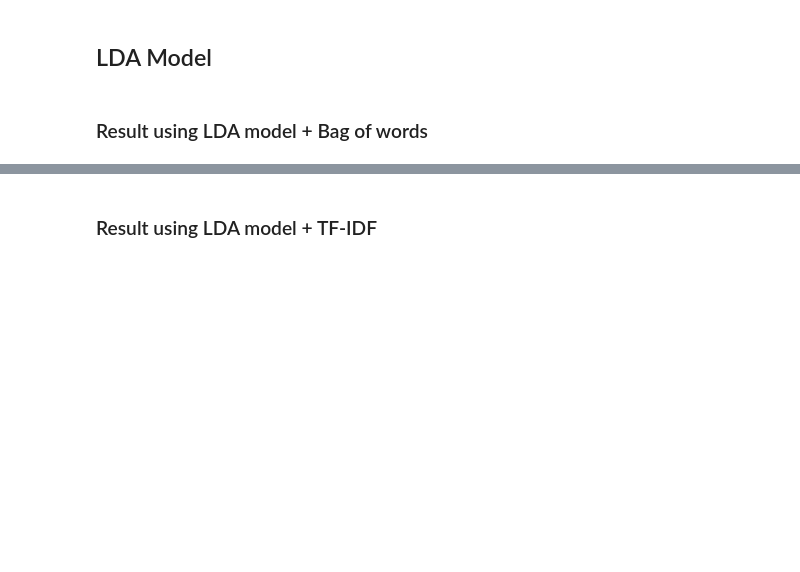
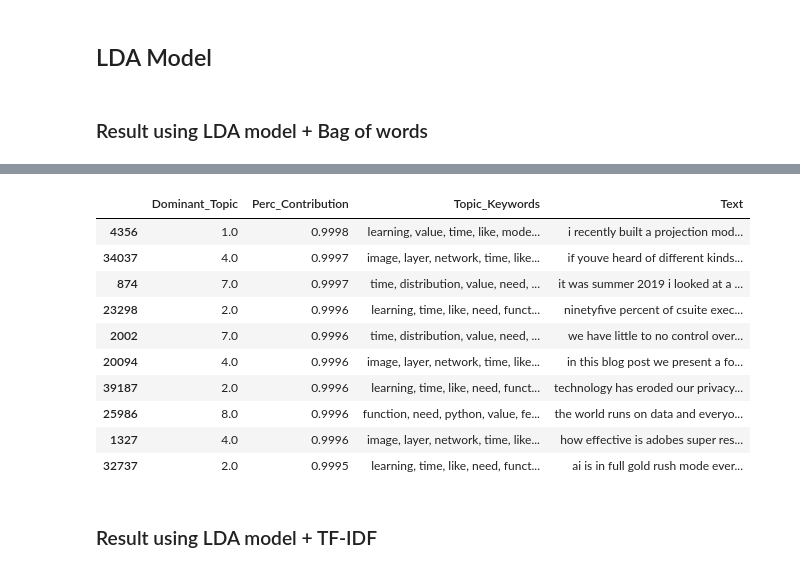
Before and after one commit to LiyanaRoslie/ds-keywords, a Jupyter notebook: ML - Topic_Modelling-Articles.ipynb, the cells around one changed output, grey strips where cells are left out. Drawn from its saved outputs; the diff is of its cells as text; code cells hidden in the pictures; blank space fills up the shorter version.

```diff
--- a/ML - Topic_Modelling-Articles.ipynb
+++ b/ML - Topic_Modelling-Articles.ipynb
@@ -196,3 +240,17 @@ topic
+# %%
+get_dominant_topics(articles_bow_ldamodel, articles_bow_corpus)
+# %% [output]
+|  | Dominant_Topic | Perc_Contribution | Topic_Keywords | Text |
+| 4356 | 1.0 | 0.9998 | learning, value, time, like, mode... | i recently built a projection mod... |
+| 34037 | 4.0 | 0.9997 | image, layer, network, time, like... | if youve heard of different kinds... |
+| 874 | 7.0 | 0.9997 | time, distribution, value, need, ... | it was summer 2019 i looked at a ... |
+| 23298 | 2.0 | 0.9996 | learning, time, like, need, funct... | ninetyfive percent of csuite exec... |
+| 2002 | 7.0 | 0.9996 | time, distribution, value, need, ... | we have little to no control over... |
+| 20094 | 4.0 | 0.9996 | image, layer, network, time, like... | in this blog post we present a fo... |
+| 39187 | 2.0 | 0.9996 | learning, time, like, need, funct... | technology has eroded our privacy... |
+| 25986 | 8.0 | 0.9996 | function, need, python, value, fe... | the world runs on data and everyo... |
+| 1327 | 4.0 | 0.9996 | image, layer, network, time, like... | how effective is adobes super res... |
+| 32737 | 2.0 | 0.9995 | learning, time, like, need, funct... | ai is in full gold rush mode ever... |
 # %% [markdown]
 ### Result using LDA model + TF-IDF
 # %%
```
Also changed, not shown: parts of 18 cells of this notebook, 1 other file.
